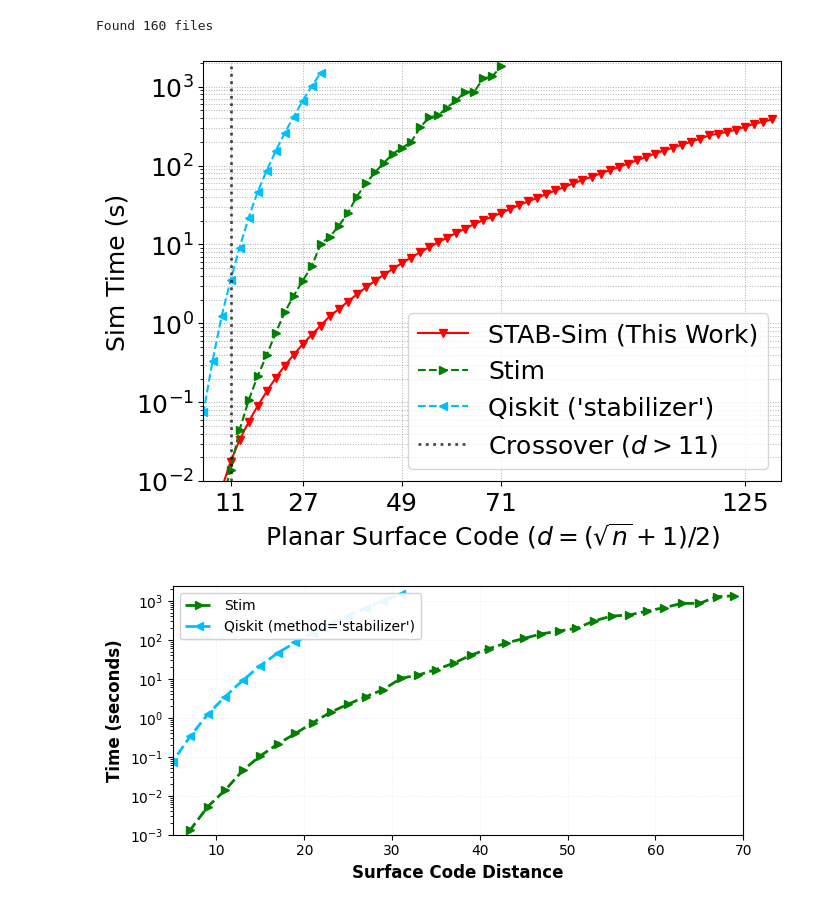
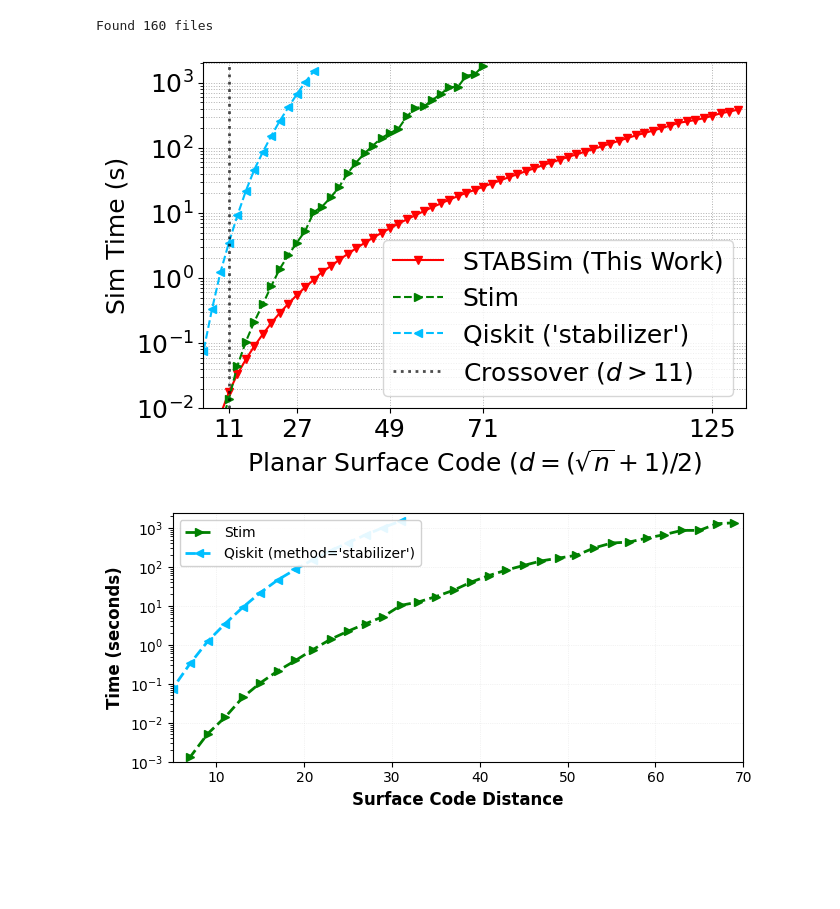
Before and after one commit to pnnl/NWQ-Sim, a Jupyter notebook: stabilizer/surface_code_bench.ipynb, the cells around one changed output. Drawn from its saved outputs; the diff is of its cells as text; code cells hidden in the pictures; blank space fills up the shorter version.

```diff
--- a/stabilizer/surface_code_bench.ipynb
+++ b/stabilizer/surface_code_bench.ipynb
@@ -59,9 +59,9 @@ def plot_data(all_data):
 
 
 
-    plt.figure(figsize=(7, 5))  # Change these numbers to adjust size
+    plt.figure(figsize=(7, 4.5))  # Change these numbers to adjust size
 
-    plt.plot(distance_stab, sim_times_stab, "v-", label="STAB-Sim (This Work)", linestyle="-", color="red", markersize=6)
+    plt.plot(distance_stab, sim_times_stab, "v-", label="STABSim (This Work)", linestyle="-", color="red", markersize=6)
     # plt.plot(distance_cpu, sim_times_cpu, "^-", label="STAB-CPU", linestyle="-", color="orange", markersize=5)
     plt.plot(distance_stim, sim_times_stim, ">-", label="Stim", linestyle="--", color="green", markersize=6)
     plt.plot(distance_qiskit, sim_times_qiskit, "<-", label="Qiskit ('stabilizer')", linestyle="--", color="deepskyblue", markersize=6)
@@ -113,36 +113,36 @@ def plot_data(all_data):
     plt.xlim(5, 133)
     plt.yscale("log")
     # plt.xscale("log", base=2)
 
 
     # Only show the x-axis ticks for 5, 15, 51, and 99 on the log2 scale
     plt.xticks([11, 27, 49, 71, 125], labels=[str(x) for x in [11, 27, 49, 71, 125]])
 
     # Increase font size for the legend
     plt.legend(loc='lower right')
 
     plt.grid(True, linestyle=":", linewidth=0.7, which="both")
 
     # Adjust layout to cut off some whitespace
-    plt.subplots_adjust(top=0.95, right=0.95)
+    # plt.subplots_adjust(top=0.95, right=0.95)
 
     # Save the plot as a PDF
-    plt.savefig("graphics/fowler_improved.pdf", format="pdf", dpi=500, bbox_inches='tight')
+    plt.savefig("graphics/fowler_improved.pdf", format="pdf", dpi=1000, bbox_inches='tight')
 
     plt.show()
 
 folder_path = "fowler_improved"
 all_data = process_folder(folder_path)
 
 print(f"Found {len(all_data)} files")
 
 if not all_data:
     print("No data found.")
 
 plot_data(all_data)
 # %% [output]
 Found 160 files
-[figure, old version]
+[figure, new version]
 # %%
 # Create a mini figure emphasizing poor scaling of Stim and Qiskit
 def create_scaling_mini_figure(all_data):
```
Also changed, not shown: 12 other files.
